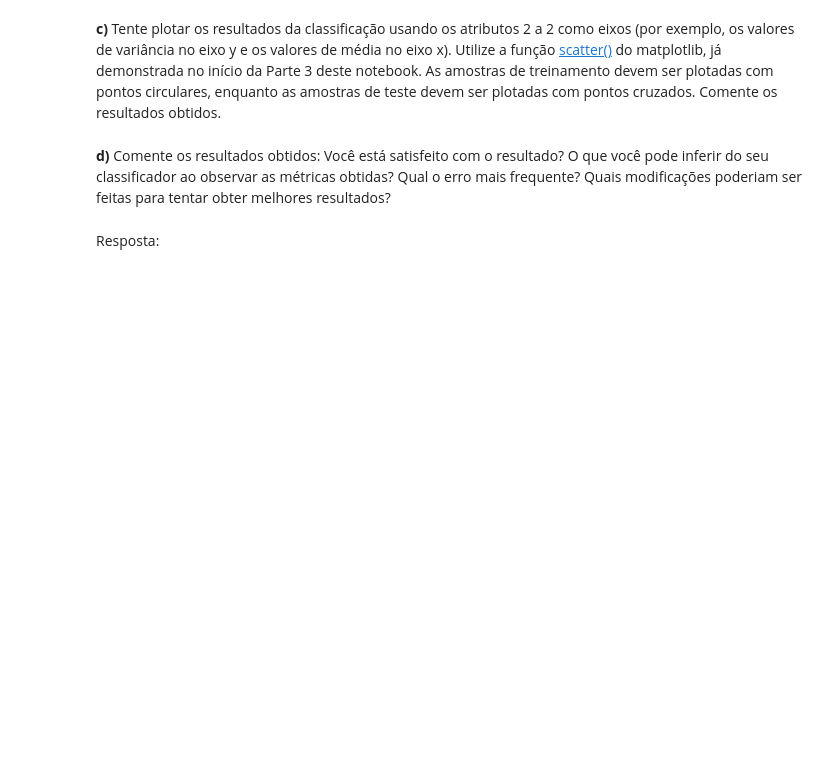
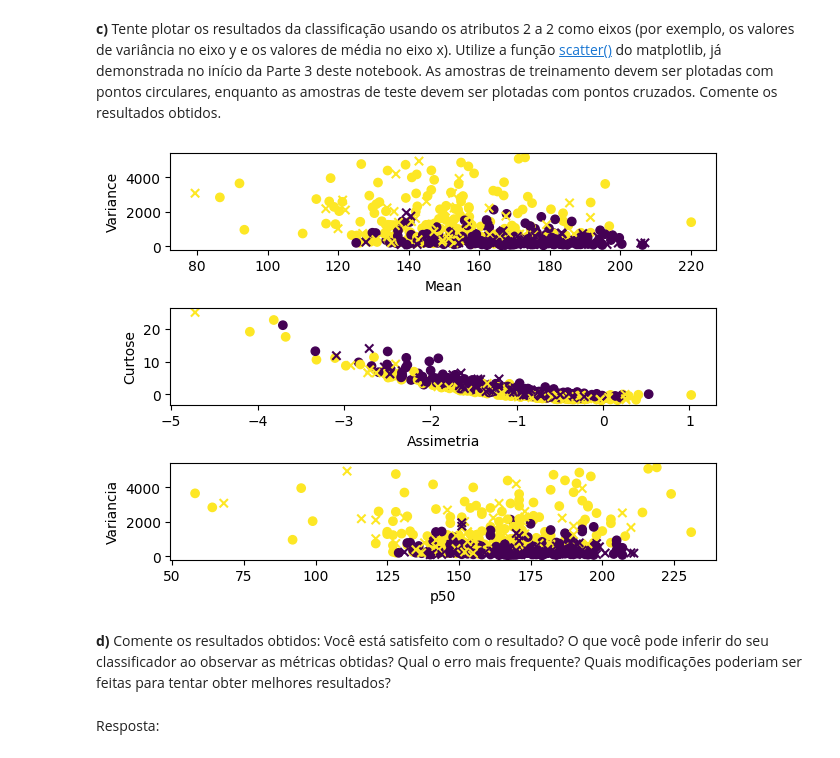
Before and after one commit to UNICAMP-EA979/2026s1-pi02-histogramas-knn-JoaoSenirio, a Jupyter notebook: Atividade.ipynb, the cells around one changed output. Drawn from its saved outputs; the diff is of its cells as text; code cells hidden in the pictures; blank space fills up the shorter version.

```diff
--- a/Atividade.ipynb
+++ b/Atividade.ipynb
@@ -463,3 +542,38 @@ images_test_attributes = get_attribute(images_test)
+# %%
+X_train_mean = images_train_attributes[:, 0]
+X_train_variance = images_train_attributes[:, 1]
+X_test_mean = images_test_attributes[:, 0]
+X_test_variance = images_test_attributes[:, 1]
+
+X_train_assimetria = images_train_attributes[:, 2]
+X_train_curtose = images_train_attributes[:, 3]
+X_test_assimetria = images_test_attributes[:, 2]
+X_test_curtose = images_test_attributes[:, 3]
+
+X_train_p50 = images_train_attributes[:, 6]
+X_test_p50 = images_test_attributes[:, 6]
+
+fig, ax = plt.subplots(3, 1)
+
+ax[0].scatter(X_train_mean, X_train_variance, marker='o', c=Y)
+ax[0].scatter(X_test_mean, X_test_variance, marker='x', c=Y_test)
+ax[0].set_xlabel("Mean")
+ax[0].set_ylabel("Variance")
+
+ax[1].scatter(X_train_assimetria, X_train_curtose, marker='o', c=Y)
+ax[1].scatter(X_test_assimetria, X_test_curtose, marker='x', c=Y_test)
+ax[1].set_xlabel("Assimetria")
+ax[1].set_ylabel("Curtose")
+
+ax[2].scatter(X_train_p50, X_train_variance, marker='o', c=Y)
+ax[2].scatter(X_test_p50, X_test_variance, marker='x', c=Y_test)
+ax[2].set_xlabel("p50")
+ax[2].set_ylabel("Variancia")
+
+plt.tight_layout()
+plt.show()
+# %% [output]
+[figure, added]
 # %% [markdown]
 **d)** Comente os resultados obtidos: Você está satisfeito com o resultado? O que você pode inferir do seu classificador ao observar as métricas obtidas? Qual o erro mais frequente? Quais modificações poderiam ser feitas para tentar obter melhores resultados?
 # %% [markdown]
```
Also changed, not shown: parts of 13 cells of this notebook.
